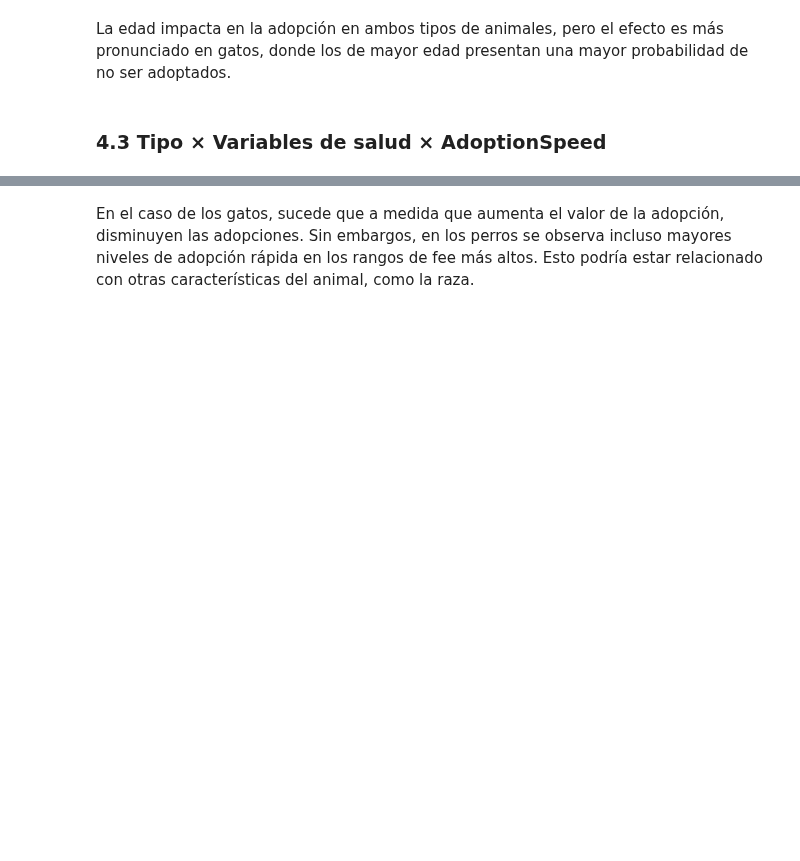
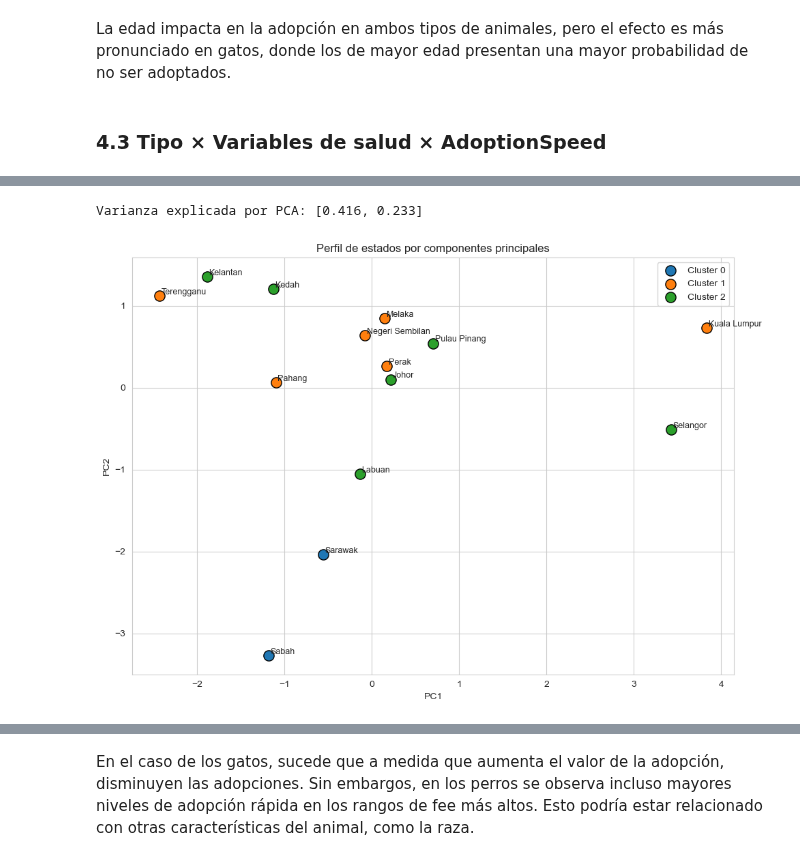
Before and after one commit to patriciasandagorda/UA_MDM_Labo2_Grupo2, a Jupyter notebook: EDA/04_EDA_PetFinder.ipynb, the cells around one changed output, grey strips where cells are left out. Drawn from its saved outputs; the diff is of its cells as text; code cells hidden in the pictures; blank space fills up the shorter version.

```diff
--- a/EDA/04_EDA_PetFinder.ipynb
+++ b/EDA/04_EDA_PetFinder.ipynb
@@ -1125,0 +1391,34 @@ Si bien los patrones generales se mantienen (por ejemplo, menor adopción en ani
+# %%
+# Análisis multivariante de perfiles de estado usando PCA y clustering
+cluster_features = ['HDI', 'perc_aging_pop', 'million_population', 'toddler_mort_rate',
+                    'life_expectancy', 'perc_ethnic_malay', 'perc_women']
+
+X = state_summary[cluster_features].fillna(state_summary[cluster_features].mean())
+scaler = StandardScaler()
+X_scaled = scaler.fit_transform(X)
+
+pca = PCA(n_components=2, random_state=42)
+state_summary[['PC1', 'PC2']] = pca.fit_transform(X_scaled)
+
+kmeans = KMeans(n_clusters=3, random_state=42)
+state_summary['cluster'] = kmeans.fit_predict(X_scaled)
+
+# Mostrar los perfiles
+print('Varianza explicada por PCA:', pca.explained_variance_ratio_.round(3).tolist())
+
+fig, ax = plt.subplots(figsize=(10, 7))
+for cluster in sorted(state_summary['cluster'].unique()):
+    subset = state_summary[state_summary['cluster'] == cluster]
+    ax.scatter(subset['PC1'], subset['PC2'], s=120, label=f'Cluster {cluster}', edgecolor='k')
+    for _, row in subset.iterrows():
+        ax.text(row['PC1'] + 0.02, row['PC2'] + 0.02, row['State'], fontsize=9)
+
+ax.set_title('Perfil de estados por componentes principales')
+ax.set_xlabel('PC1')
+ax.set_ylabel('PC2')
+ax.legend()
+plt.tight_layout()
+plt.show()
+# %% [output]
+Varianza explicada por PCA: [0.416, 0.233]
+[figure, added]
```
Also changed, not shown: parts of 50 cells of this notebook.
